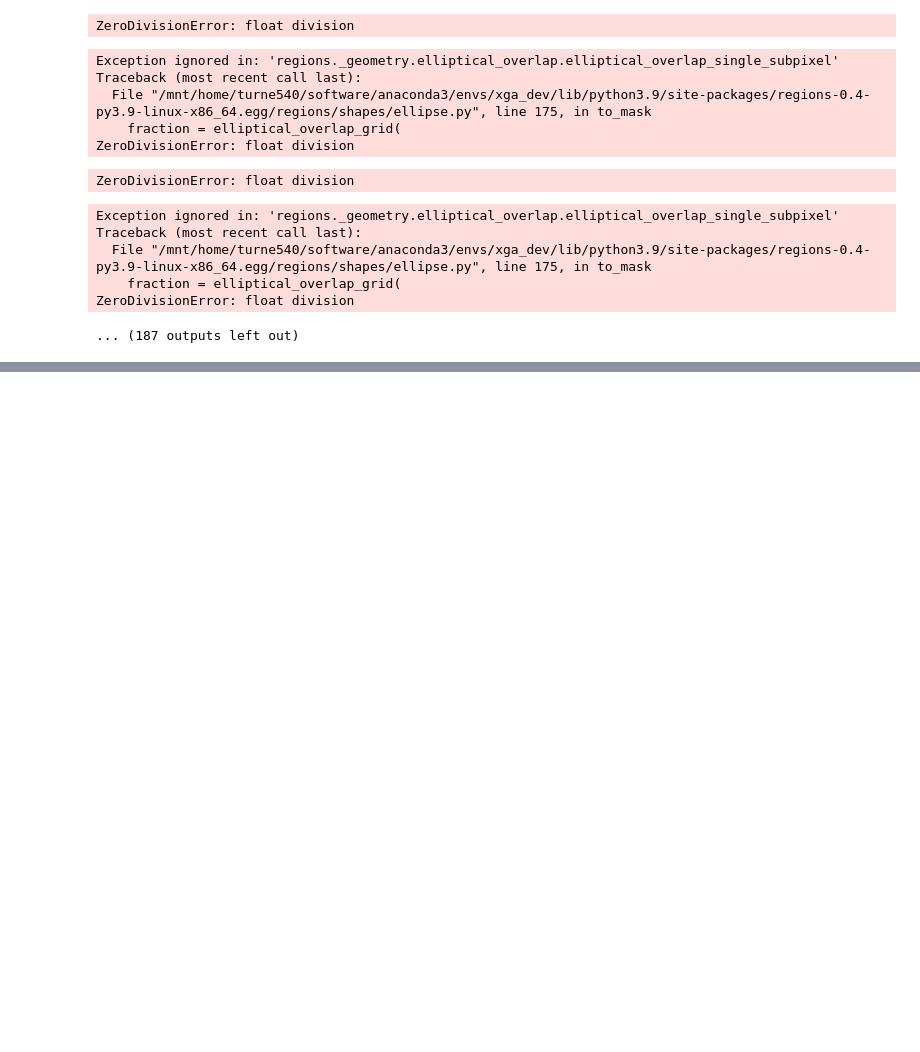
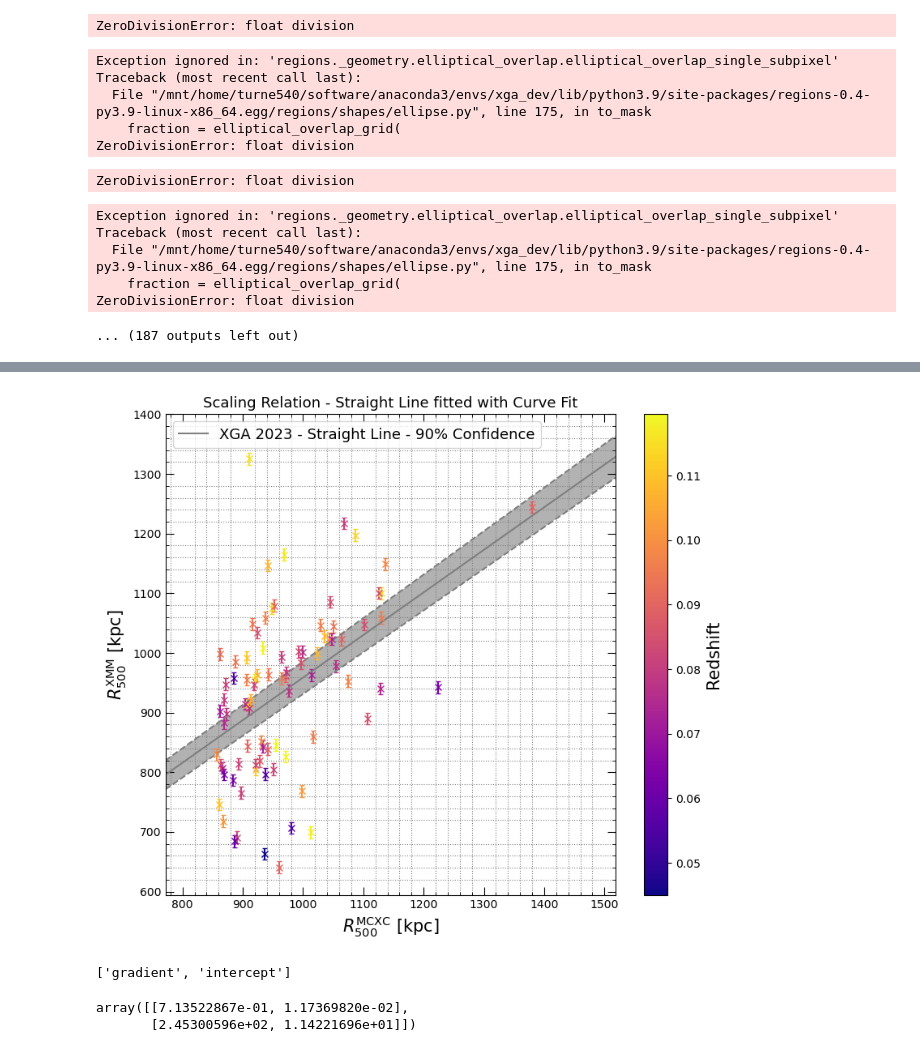
Before and after one commit to LoVoCCS/X-LoVoCCS-Analyses, a Jupyter notebook: notebooks/global_properties/ltr_pipeline.ipynb, the cells around one changed output, grey strips where cells are left out. Cells and saved outputs as stored; diff of their text form; code cells hidden in the pictures; blank space fills up the shorter version.

```diff
--- a/notebooks/global_properties/ltr_pipeline.ipynb
+++ b/notebooks/global_properties/ltr_pipeline.ipynb
@@ -138,0 +233,19 @@ srcs_mfroz, results_mfroz, rad_hist_mfroz = luminosity_temperature_pipeline(samp
+# %%
+r500_comp = scaling_relation_curve_fit(straight_line, Quantity(results['r500'], 'kpc'),
+                                       Quantity([10]*len(results), 'kpc'),
+                                       Quantity(results['R500'], 'Mpc').to('kpc'), y_norm=Quantity(1, 'kpc'),
+                                       x_norm=Quantity(1, 'kpc'), point_names=results['name'].values,
+                                       y_name=r'$R^{\rm{XMM}}_{500}$',
+                                       x_name=r'$R^{\rm{MCXC}}_{500}$',
+                                       third_dim_info=results['redshift'].values, third_dim_name='Redshift')
+# %%
+r500_comp.view(grid_on=True, figsize=(8, 7), label_points=False, log_scale=False,
+             save_path='../../outputs/figures/global_properties/xmm_mcxc_r500_comp.pdf')
+
+print(r500_comp.par_names)
+r500_comp.pars
+# %% [output]
+[figure, added]
+['gradient', 'intercept']
+array([[7.13522867e-01, 1.17369820e-02],
+       [2.45300596e+02, 1.14221696e+01]])
```
Also changed, not shown: parts of 16 cells of this notebook, 2 other files.
